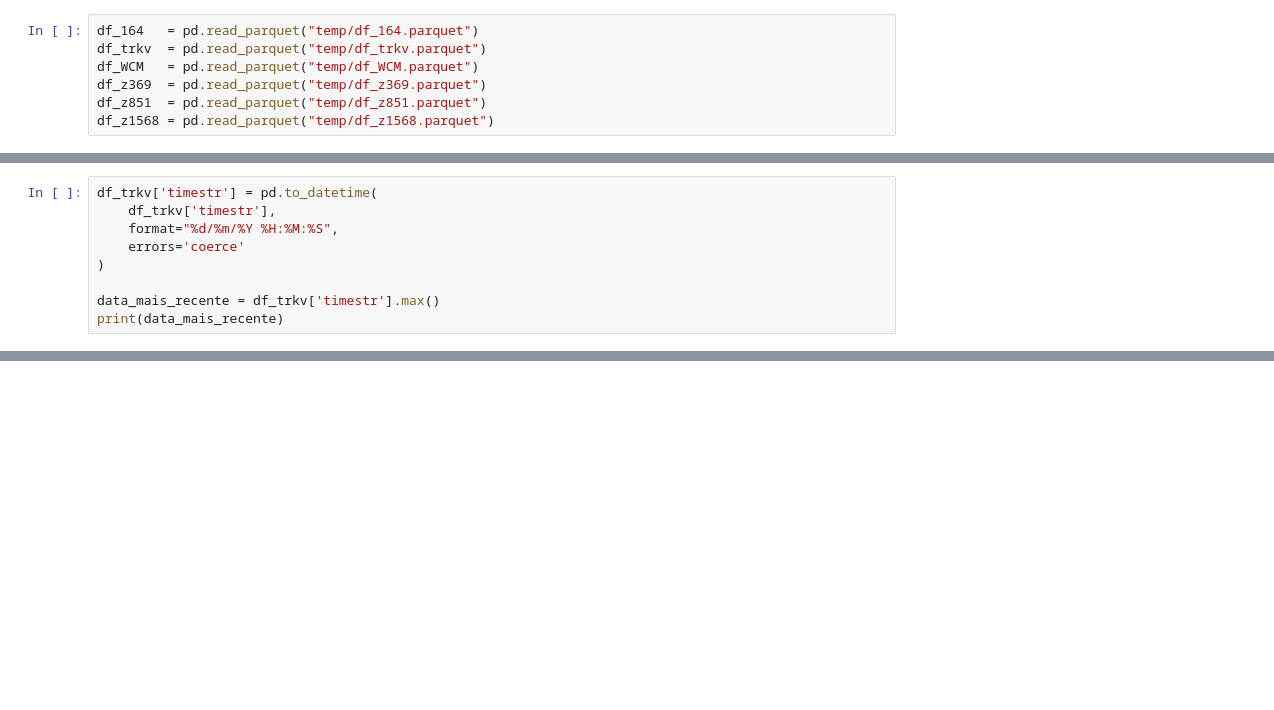
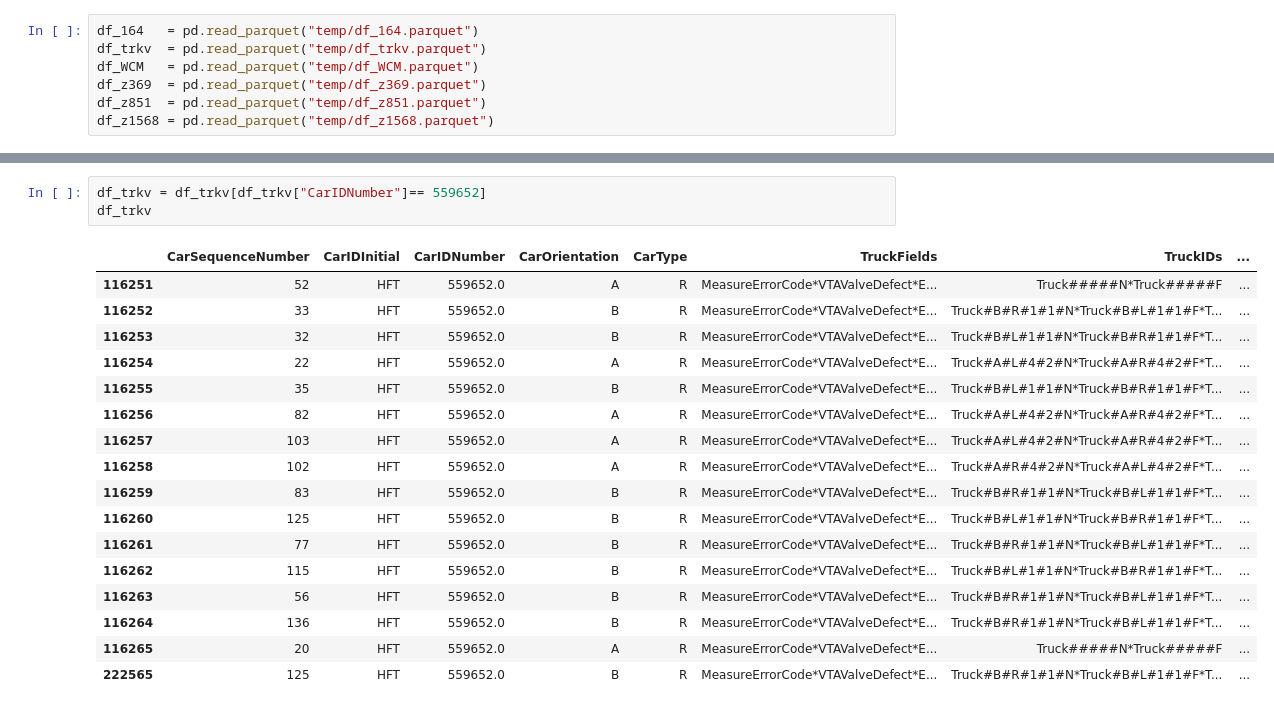
Before and after one commit to leoborin/Panel_Waysides, a Jupyter notebook: nb_main.ipynb, the cells around one changed output, grey strips where cells are left out. Saved outputs shown, nothing was run; the diff lists cells and outputs as text; blank space fills up the shorter version.

```diff
--- a/nb_main.ipynb
+++ b/nb_main.ipynb
@@ -553,9 +98,0 @@ Timestamp('2025-11-27 00:00:00')
-# %%
-df_trkv['timestr'] = pd.to_datetime(
-    df_trkv['timestr'],
-    format="%d/%m/%Y %H:%M:%S",
-    errors='coerce'
-)
-
-data_mais_recente = df_trkv['timestr'].max()
-print(data_mais_recente)
@@ -944,0 +254,21 @@ df_new2
+# %%
+df_trkv = df_trkv[df_trkv["CarIDNumber"]== 559652]
+df_trkv
+# %% [output]
+|  | CarSequenceNumber | CarIDInitial | CarIDNumber | CarOrientation | CarType | TruckFields | TruckIDs | ... |
+| 116251 | 52 | HFT | 559652.0 | A | R | MeasureErrorCode*VTAValveDefect*E... | Truck#####N*Truck#####F | ... |
+| 116252 | 33 | HFT | 559652.0 | B | R | MeasureErrorCode*VTAValveDefect*E... | Truck#B#R#1#1#N*Truck#B#L#1#1#F*T... | ... |
+| 116253 | 32 | HFT | 559652.0 | B | R | MeasureErrorCode*VTAValveDefect*E... | Truck#B#L#1#1#N*Truck#B#R#1#1#F*T... | ... |
+| 116254 | 22 | HFT | 559652.0 | A | R | MeasureErrorCode*VTAValveDefect*E... | Truck#A#L#4#2#N*Truck#A#R#4#2#F*T... | ... |
+| 116255 | 35 | HFT | 559652.0 | B | R | MeasureErrorCode*VTAValveDefect*E... | Truck#B#L#1#1#N*Truck#B#R#1#1#F*T... | ... |
+| 116256 | 82 | HFT | 559652.0 | A | R | MeasureErrorCode*VTAValveDefect*E... | Truck#A#L#4#2#N*Truck#A#R#4#2#F*T... | ... |
+| 116257 | 103 | HFT | 559652.0 | A | R | MeasureErrorCode*VTAValveDefect*E... | Truck#A#L#4#2#N*Truck#A#R#4#2#F*T... | ... |
+| 116258 | 102 | HFT | 559652.0 | A | R | MeasureErrorCode*VTAValveDefect*E... | Truck#A#R#4#2#N*Truck#A#L#4#2#F*T... | ... |
+| 116259 | 83 | HFT | 559652.0 | B | R | MeasureErrorCode*VTAValveDefect*E... | Truck#B#R#1#1#N*Truck#B#L#1#1#F*T... | ... |
+| 116260 | 125 | HFT | 559652.0 | B | R | MeasureErrorCode*VTAValveDefect*E... | Truck#B#L#1#1#N*Truck#B#R#1#1#F*T... | ... |
+| 116261 | 77 | HFT | 559652.0 | B | R | MeasureErrorCode*VTAValveDefect*E... | Truck#B#R#1#1#N*Truck#B#L#1#1#F*T... | ... |
+| 116262 | 115 | HFT | 559652.0 | B | R | MeasureErrorCode*VTAValveDefect*E... | Truck#B#L#1#1#N*Truck#B#R#1#1#F*T... | ... |
+| 116263 | 56 | HFT | 559652.0 | B | R | MeasureErrorCode*VTAValveDefect*E... | Truck#B#R#1#1#N*Truck#B#L#1#1#F*T... | ... |
+| 116264 | 136 | HFT | 559652.0 | B | R | MeasureErrorCode*VTAValveDefect*E... | Truck#B#R#1#1#N*Truck#B#L#1#1#F*T... | ... |
+| 116265 | 20 | HFT | 559652.0 | A | R | MeasureErrorCode*VTAValveDefect*E... | Truck#####N*Truck#####F | ... |
+| 222565 | 125 | HFT | 559652.0 | B | R | MeasureErrorCode*VTAValveDefect*E... | Truck#B#R#1#1#N*Truck#B#L#1#1#F*T... | ... |
```
Also changed, not shown: parts of 31 cells of this notebook, 2 other files.
